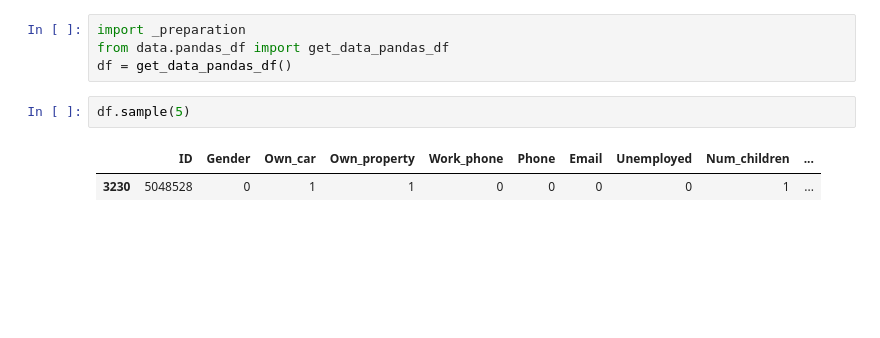
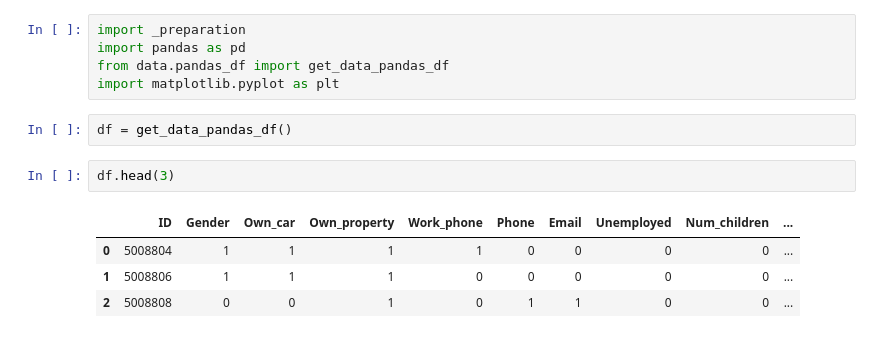
Before and after one commit to htnminh/credit-card-classification, a Jupyter notebook: ccc/analysis/data_exploration.ipynb, the cells around one changed output. Drawn from its saved outputs; the diff is of its cells as text; blank space fills up the shorter version.

```diff
--- a/ccc/analysis/data_exploration.ipynb
+++ b/ccc/analysis/data_exploration.ipynb
@@ -1,9 +1,14 @@
 # %%
 import _preparation
+import pandas as pd
 from data.pandas_df import get_data_pandas_df
-df = get_data_pandas_df()
+import matplotlib.pyplot as plt
-# %%
-df.sample(5)
-# %% [output]
-|  | ID | Gender | Own_car | Own_property | Work_phone | Phone | Email | Unemployed | Num_children | ... |
-| 3230 | 5048528 | 0 | 1 | 1 | 0 | 0 | 0 | 0 | 1 | ... |
+# %%
+df = get_data_pandas_df()
+# %%
+df.head(3)
+# %% [output]
+|  | ID | Gender | Own_car | Own_property | Work_phone | Phone | Email | Unemployed | Num_children | ... |
+| 0 | 5008804 | 1 | 1 | 1 | 1 | 0 | 0 | 0 | 0 | ... |
+| 1 | 5008806 | 1 | 1 | 1 | 0 | 0 | 0 | 0 | 0 | ... |
+| 2 | 5008808 | 0 | 0 | 1 | 0 | 1 | 1 | 0 | 0 | ... |
```
Also changed, not shown: parts of 2 cells of this notebook.
